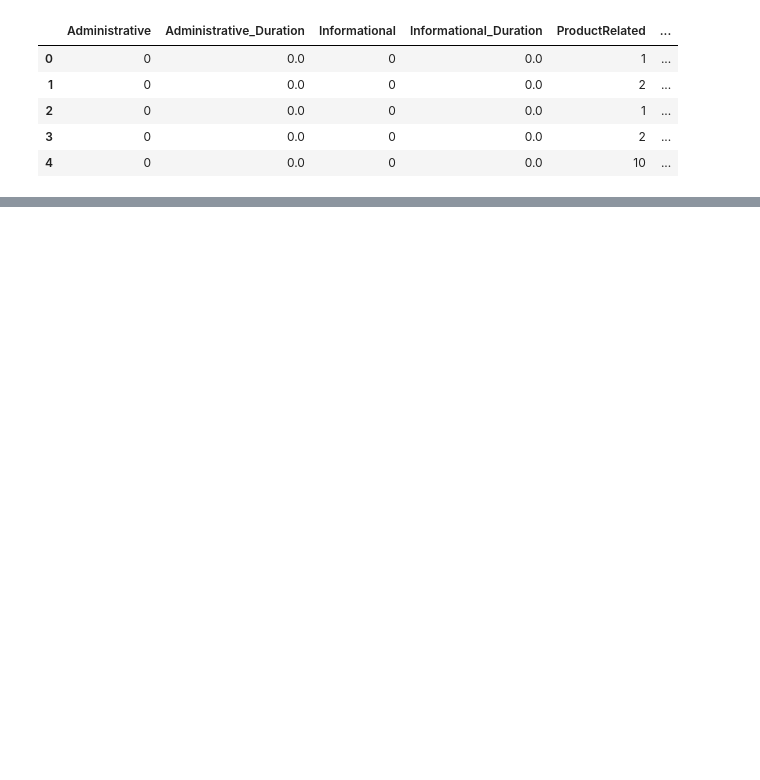
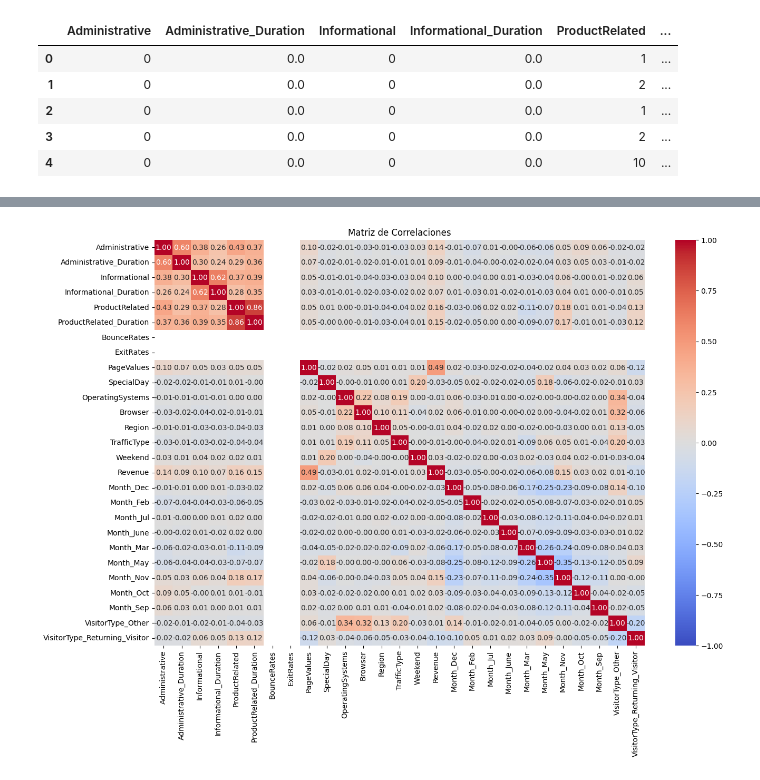
Before and after one commit to titopucp2024/online-shoppers-purchasing-intention, a Jupyter notebook: Online_Shoppers_Purchasing_Intention.ipynb, the cells around one changed output, grey strips where cells are left out. Drawn from its saved outputs; the diff is of its cells as text; code cells hidden in the pictures; blank space fills up the shorter version.

```diff
--- a/Online_Shoppers_Purchasing_Intention.ipynb
+++ b/Online_Shoppers_Purchasing_Intention.ipynb
@@ -108,0 +432,20 @@ df.head()
+# %%
+from sklearn.preprocessing import MinMaxScaler
+
+# Columnas numéricas en las que aplicaremos el método IQR
+numeric_columns = [
+    'Administrative_Duration', 'Informational_Duration',
+    'ProductRelated_Duration', 'BounceRates',
+    'ExitRates', 'PageValues', 'SpecialDay'
+]
+
+# Aplicar el manejo de valores atípicos
+#for column in numeric_columns:
+#    data_encoded = remove_outliers_iqr(data_encoded, column)
+
+# Normalización de datos numéricos usando MinMaxScaler
+scaler = MinMaxScaler()
+df[numeric_columns] = scaler.fit_transform(df[numeric_columns])
+
+# Mostrar las primeras filas del dataset limpio
+df.head()
@@ -108,0 +460,19 @@ df.head()
+# %%
+# Visualizamos la matriz de correlaciones
+import seaborn as sns
+import matplotlib.pyplot as plt
+
+# Calcular la matriz de correlaciones
+correlation_matrix = df.corr()
+
+# Configurar el tamaño del gráfico
+plt.figure(figsize=(15, 10))
+
+# Crear un mapa de calor de la matriz de correlaciones
+sns.heatmap(correlation_matrix, annot=True, fmt='.2f', cmap='coolwarm', vmin=-1, vmax=1)
+
+# Mostrar el gráfico
+plt.title('Matriz de Correlaciones')
+plt.show()
+# %% [output]
+[figure, added]
```
Also changed, not shown: parts of 25 cells of this notebook.
